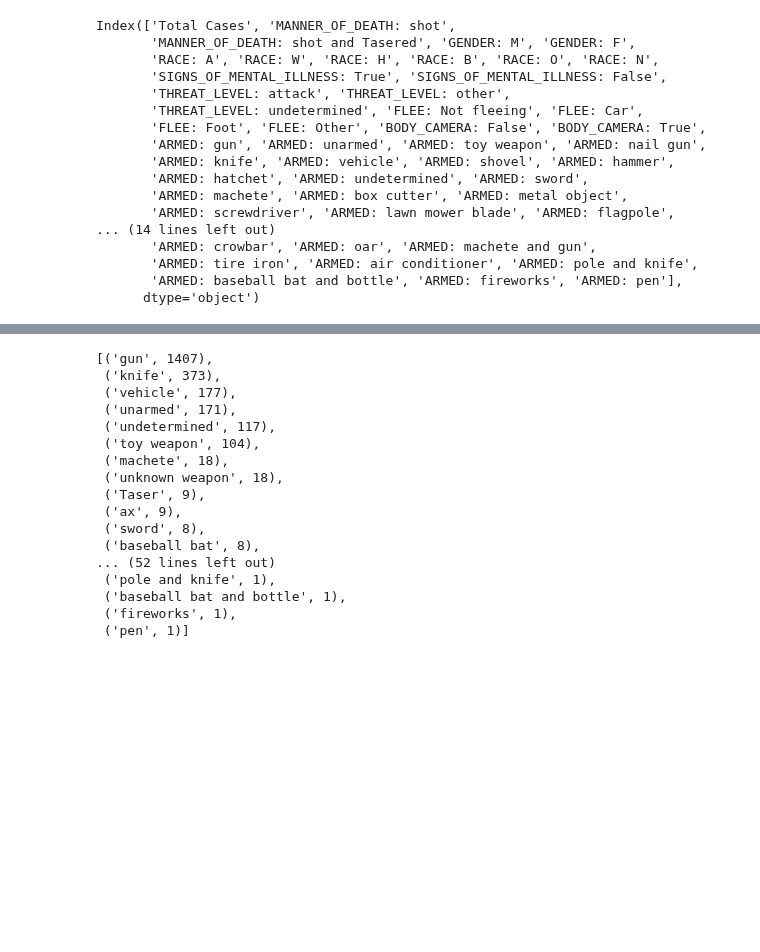
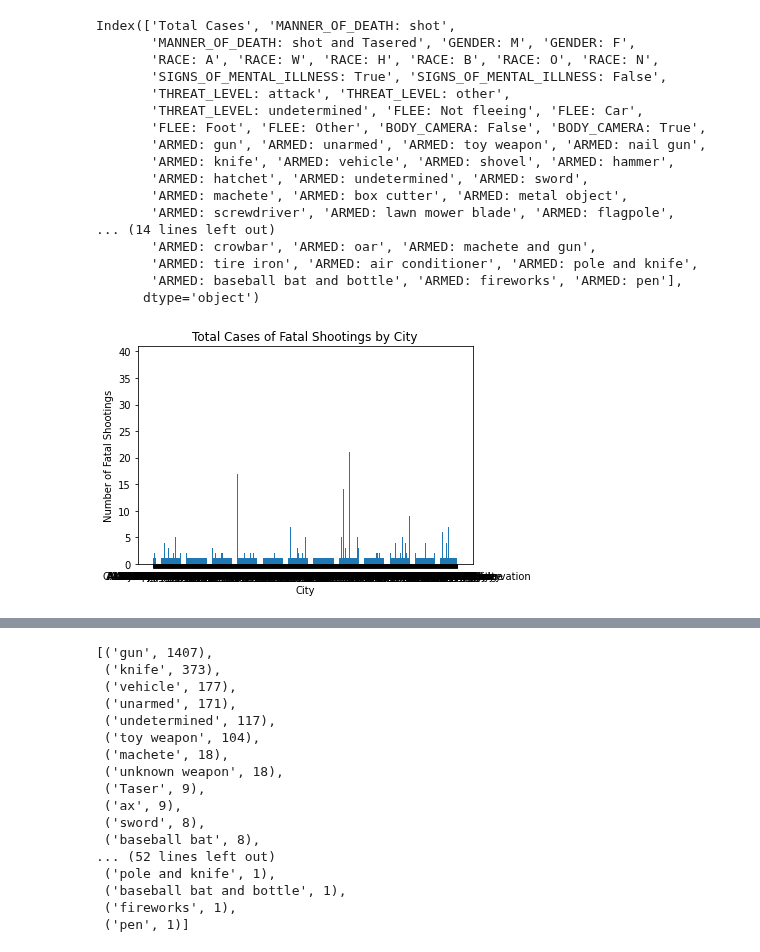
Before and after one commit to SaadSatter/Fatal_force_datascience, a Jupyter notebook: fatal_force_project_cse_351.ipynb, the cells around one changed output, grey strips where cells are left out. Saved outputs shown, nothing was run; the diff lists cells and outputs as text; code cells hidden in the pictures; blank space fills up the shorter version.

```diff
--- a/fatal_force_project_cse_351.ipynb
+++ b/fatal_force_project_cse_351.ipynb
@@ -1236,3 +1012,17 @@ Index(['Total Cases', 'MANNER_OF_DEATH: shot',
        'ARMED: tire iron', 'ARMED: air conditioner', 'ARMED: pole and knife',
        'ARMED: baseball bat and bottle', 'ARMED: fireworks', 'ARMED: pen'],
       dtype='object')
+# %%
+'''
+The goal is to make a visualization of our data so we can find out which city in the set is the most dangerous. We can determine this by comparing the number of fatal shootings
+
+Create a bar graph using the df_city_stats DataFrame to visualize the trend of fatal shootings per city
+'''
+
+plt.bar(df_city_stats.index, df_city_stats['Total Cases'])
+plt.title('Total Cases of Fatal Shootings by City')
+plt.xlabel('City')
+plt.ylabel('Number of Fatal Shootings')
+plt.show()
+# %% [output]
+[figure, added]
```
Also changed, not shown: parts of 26 cells of this notebook.
